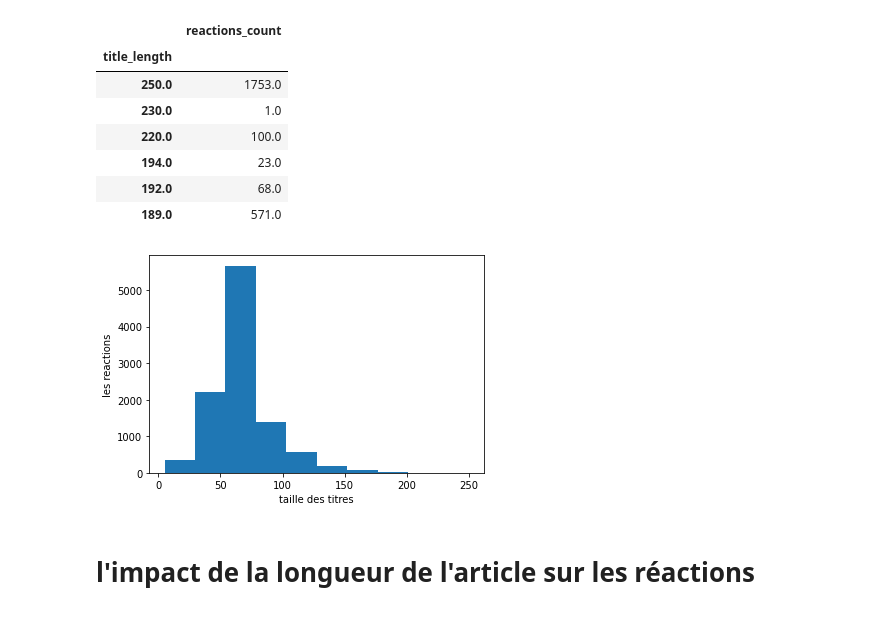
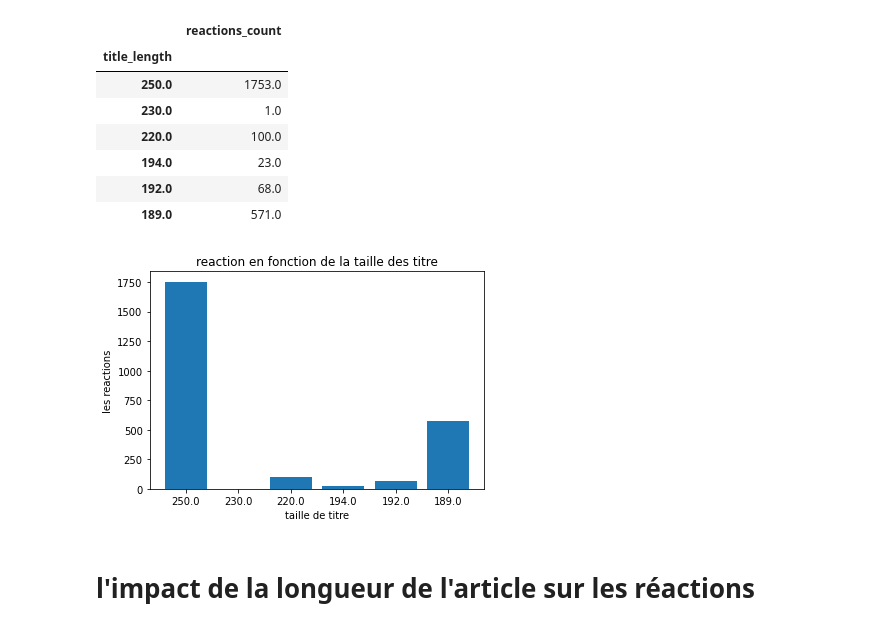
Before and after one commit to vittorio-c/Internet-news-data-with-readers-engagement, a Jupyter notebook: wissem.ipynb, the cells around one changed output. Drawn from its saved outputs; the diff is of its cells as text; code cells hidden in the pictures.

```diff
--- a/wissem.ipynb
+++ b/wissem.ipynb
@@ -9,5 +12,7 @@ import  matplotlib.pyplot as plt
 # %% [markdown]
 ## Lecture du DataSet
+# %%
+chart = Chart()
 # %%
 df = pd.read_csv("articles_data.csv", index_col='index')
 df.head(3)
@@ -37,13 +42,18 @@ df[['title_length','reactions_count']].groupby('title_length').sum('reactions_co
 | 194.0 | 23.0 |
 | 192.0 | 68.0 |
 | 189.0 | 571.0 |
-# %%
-plt.xlabel('taille des titres')
-plt.ylabel('les reactions')
-plt.hist(df.title_length)
-plt.show()
-# %% [output]
-[figure, removed]
+# %%
+data = df[['title_length','reactions_count']].groupby('title_length').sum('reactions_count').sort_values(['title_length'], ascending=[False]).head(6)
+title_length = list(data.index)
+labels = []
+labels.append
+for i in title_length:
+    labels.append(str(i))
+reactions_count = list(data['reactions_count'])
+chart.histGraph(labels, reactions_count, 'reaction en fonction de la taille des titre',
+            'taille de titre', 'les reactions')
+# %% [output]
+[figure, added]
 # %% [markdown]
 # l'impact de la longueur de l'article sur les réactions
 # %%
```
Also changed, not shown: parts of 4 cells of this notebook, 4 other files.
